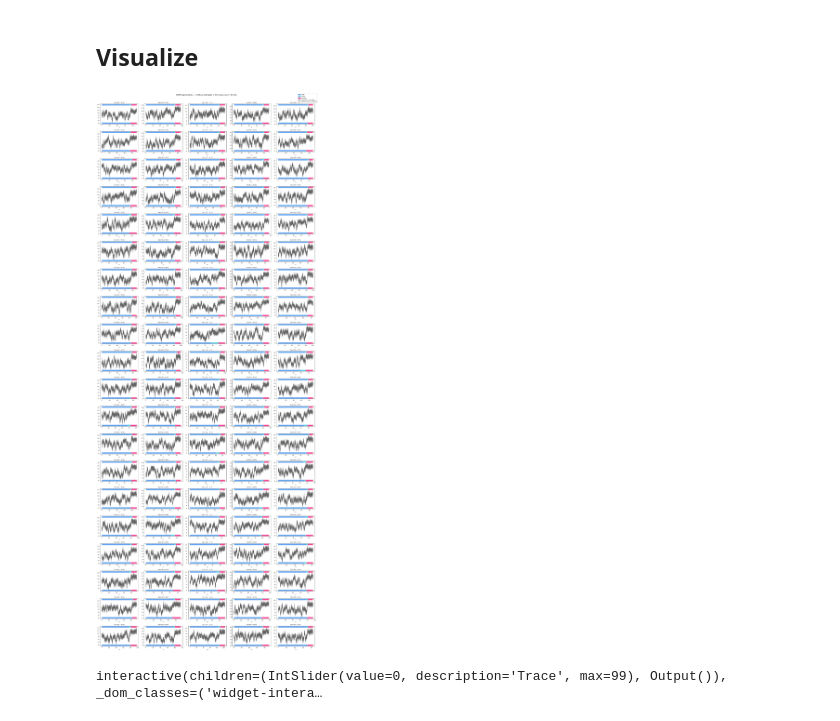
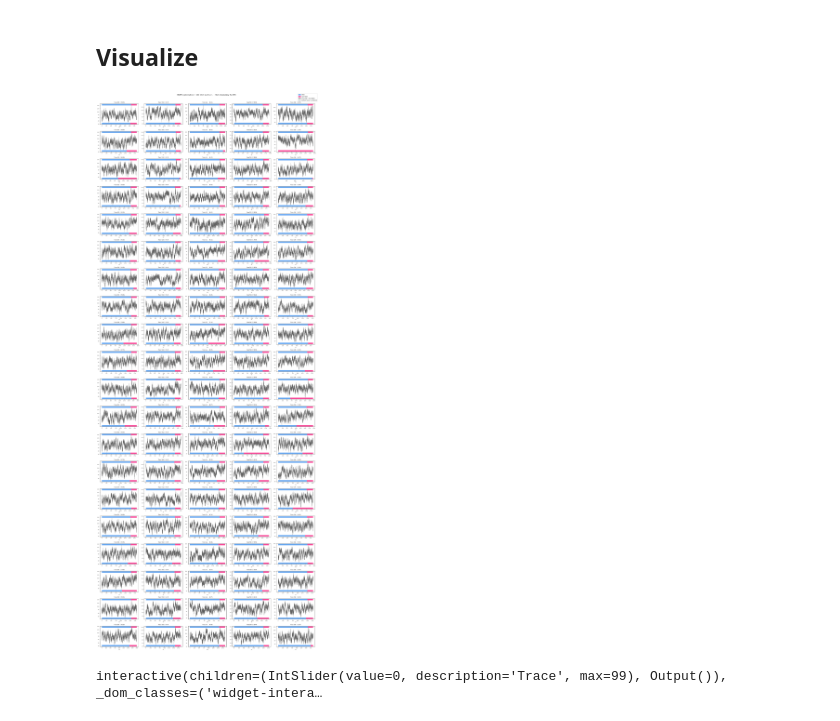
Before and after one commit to ivaidya11/cDNAtlasProject, a Jupyter notebook: segmentation.ipynb, the cells around one changed output. Saved outputs shown, nothing was run; the diff lists cells and outputs as text; code cells hidden in the pictures.

Commit message:
segmentation model with improved parameters in simulation

```diff
--- a/segmentation.ipynb
+++ b/segmentation.ipynb
@@ -7,7 +7,7 @@ import pandas as pd
 import matplotlib.pyplot as plt
 import seaborn as sns
 
-db = pd.read_csv('nanopore_trace_database_v2.csv')
+db = pd.read_csv('nanopore_trace_database.csv')
 train_db = db[db['trace_id'] < 500]
 test_db  = db[db['trace_id'] >= 500]
 # %%
@@ -30,13 +30,17 @@ memory usage: 106.0 MB
 # %%
 import numpy as np
 
+# transmat = np.array([
+#     [0.9997, 0.0003, 0.0000],  # from DNA
+#     [0.0000, 0.8000, 0.2000],  # from linker
+#     [0.0000, 0.0000, 1.0000],  # from peptide
+# ])
 transmat = np.array([
-    [0.9997, 0.0003, 0.0000],  # from DNA
-    [0.0000, 0.8000, 0.2000],  # from linker
-    [0.0000, 0.0000, 1.0000],  # from peptide
+    [0.9999, 0.0001], # from DNA
+    [0.0000, 1.0000], # from nondna
 ])
 
-startprob = np.array([1, 0, 0])  # starting probabilities
+startprob = np.array([1, 0])  # starting probabilities
 # %% [markdown]
 ## **Define Emmission Distributions**
 # %%
@@ -93,13 +97,18 @@ plt.show()
 # %%
 from hmmlearn.hmm import GaussianHMM
 
-REGION_TO_STATE = {'DNA': 0, 'linker': 1, 'peptide': 2}
-STATE_TO_REGION = {0: 'DNA', 1: 'linker', 2: 'peptide'}
+# REGION_TO_STATE = {'DNA': 0, 'linker': 1, 'peptide': 2}
+# STATE_TO_REGION = {0: 'DNA', 1: 'linker', 2: 'peptide'}
 
-means_arr  = np.array(means).reshape(3, 1)
-covars_arr = np.array(stds).reshape(3, 1, 1) ** 2
+REGION_TO_STATE = {'DNA': 0, 'linker': 1, 'peptide': 1}
+STATE_TO_REGION = {0: 'DNA', 1: 'non-DNA'}
 
-model = GaussianHMM(n_components=3, covariance_type='full', n_iter=0)
+
+
+means_arr  = np.array(means).reshape(2, 1)
+covars_arr = np.array(stds).reshape(2, 1, 1) ** 2
+
+model = GaussianHMM(n_components=2, covariance_type='full', n_iter=0)
 model.n_features  = 1               # must be set before covars_ in this hmmlearn version
 model.startprob_  = startprob.astype(float)
 model.transmat_   = transmat
@@ -165,0 +174,4 @@ Overall accuracy: 95.30%
+# %%
+for tid, acc in sorted(accuracies.items()):
+    if acc < 0.9:
+        print(f"\nTrace {tid} - Accuracy: {acc:.2%}")
@@ -168,7 +198,7 @@ Overall accuracy: 95.30%
 # %%
 import matplotlib.patches as mpatches
 
-REGION_COLORS = {'DNA': '#4895ef', 'linker': '#48cae4', 'peptide': '#f72585'}
+REGION_COLORS = {'DNA': '#4895ef', 'non-DNA': '#f72585'}
 
 def shade_regions(ax, t, states, ylo, yhi, alpha=0.85):
     for state, region in STATE_TO_REGION.items():
@@ -186,34 +216,34 @@ fig, axes = plt.subplots(nrows, ncols, figsize=(ncols * 4, nrows * 2.5), squeeze
 for idx, (tid, data) in enumerate(predictions.items()):
     ax = axes[idx // ncols][idx % ncols]
     t, I = data['time_ms'], data['current_pA']
 
     ymin, ymax = I.min(), I.max()
     band = (ymax - ymin) * 0.08
 
     shade_regions(ax, t, data['true_states'], ymax,        ymax + band)  # top strip = true
     shade_regions(ax, t, data['pred_states'], ymin - band, ymin)          # bottom strip = predicted
 
     ax.plot(t, I, color='#222', lw=0.4, alpha=0.7)
     ax.set_ylim(ymin - band * 1.2, ymax + band * 1.2)
     ax.set_title(f'Trace {tid}  |  {accuracies[tid]:.1%}', fontsize=7)
     ax.tick_params(labelsize=6)
     ax.set_xlabel('ms', fontsize=6)
 
 for idx in range(n, nrows * ncols):
     axes[idx // ncols][idx % ncols].set_visible(False)
 
 legend_patches  = [mpatches.Patch(color=c, label=r) for r, c in REGION_COLORS.items()]
 legend_patches += [
     mpatches.Patch(color='gray', alpha=0.7, label='top strip = true label'),
     mpatches.Patch(color='gray', alpha=0.3, label='bottom strip = predicted'),
 ]
 fig.legend(handles=legend_patches, loc='upper right', fontsize=8)
 fig.suptitle(f'HMM Segmentation — {n} held-out traces  |  Overall accuracy: {overall_acc:.2%}',
              fontsize=11, y=1.005)
 plt.tight_layout()
 plt.show()
 # %% [output]
-[figure, old version]
+[figure, new version]
 # %%
 import ipywidgets as widgets
 from IPython.display import display
```
Also changed, not shown: parts of 7 cells of this notebook, 15 other files.
